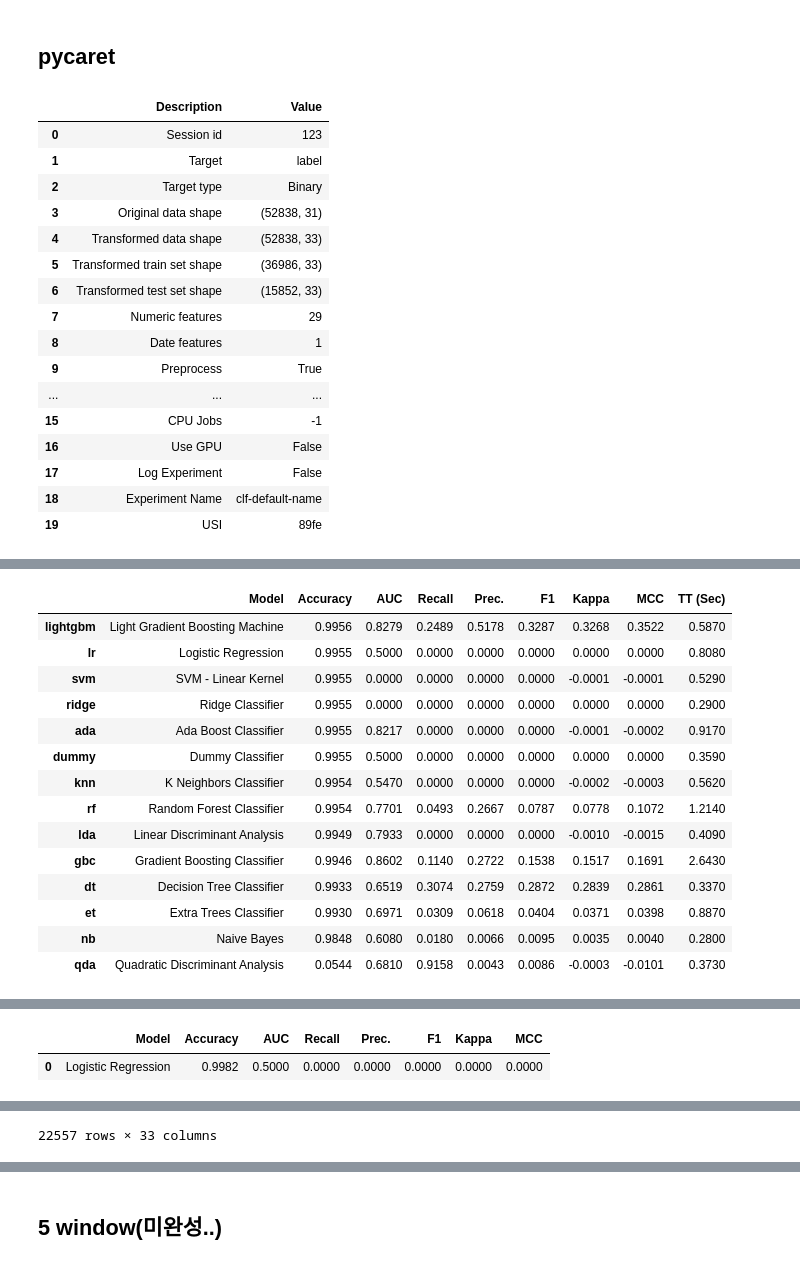
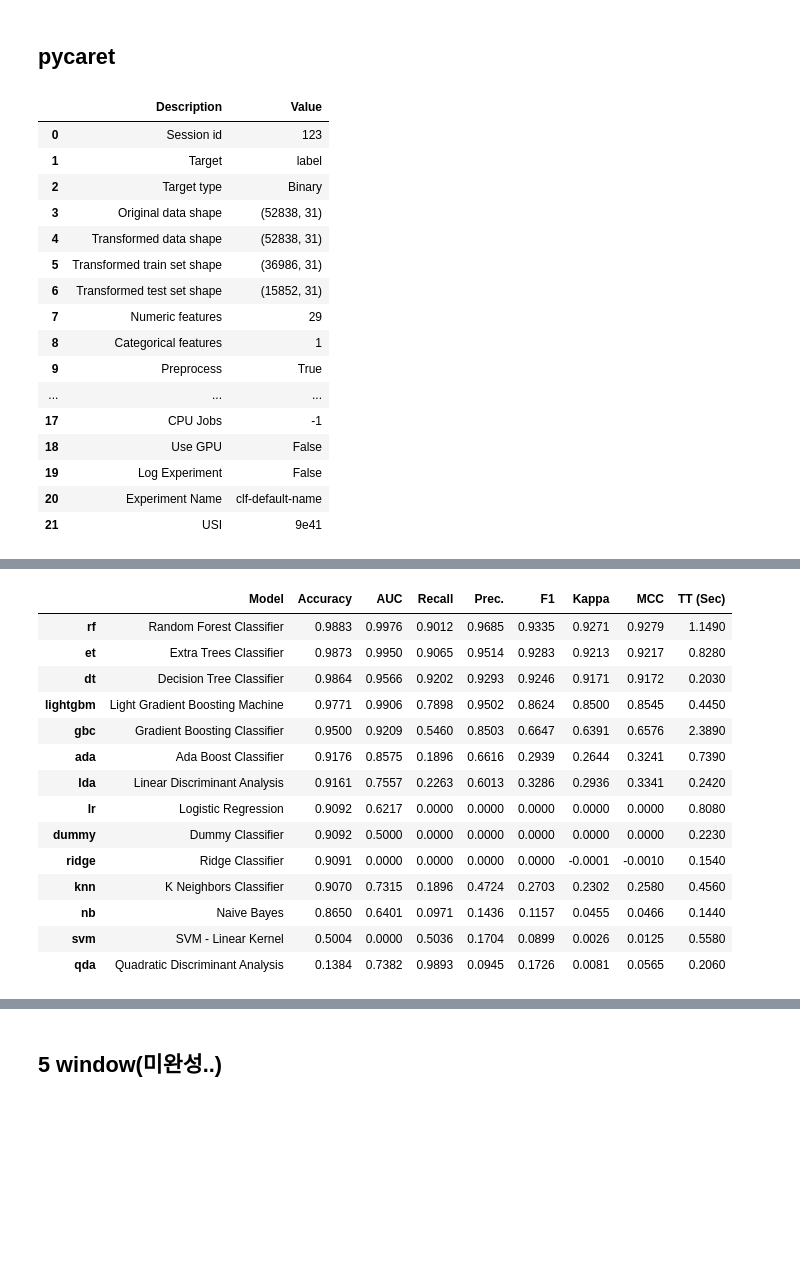
Before and after one commit to passion3659/ssd-failure, a Jupyter notebook: MA1.ipynb, the cells around one changed output, grey strips where cells are left out. Cells and saved outputs as stored; diff of their text form; code cells hidden in the pictures; blank space fills up the shorter version.

```diff
--- a/MA1.ipynb
+++ b/MA1.ipynb
@@ -2,9 +2,6 @@
 import pandas as pd
 # %%
 data = pd.read_csv('../ssd_data/final_data/final_data_MA1.csv',index_col=False)
-data = data.sort_values(by='ds')
-# 'ds' 컬럼을 날짜 형식으로 변환
-data['ds'] = pd.to_datetime(data['ds'], format='%Y%m%d')
 
 # 데이터를 시간 순서대로 정렬 ('ds' 컬럼을 기준으로)
 data = data.sort_values(by='ds')
@@ -25,8 +22,5 @@ data
 75395 rows × 31 columns
 # %%
-# 데이터를 시간 순서대로 정렬 ('ds' 컬럼을 기준으로)
-data = data.sort_values(by='ds')
-
 # 70% 지점의 인덱스를 찾아 훈련 및 테스트 데이터로 분할
 index_70_percent = int(len(data) * 0.7)
 cutoff_date = data.iloc[index_70_percent]['ds']
@@ -125,63 +117,58 @@ import pandas as pd
 from pycaret.classification import *
 
 # 예시 데이터 (시계열 데이터 프레임)
-# data라는 이름의 데이터프레임이 있어야 합니다.
-# data = pd.read_csv('your_file.csv')
-
-# 'ds' 컬럼을 날짜 형식으로 변환
-data['ds'] = pd.to_datetime(data['ds'], format='%Y%m%d')
 
 # 데이터를 시간 순서대로 정렬 ('ds' 컬럼을 기준으로)
 data = data.sort_values(by='ds')
 
 # 70% 지점의 인덱스를 찾아 훈련 및 테스트 데이터로 분할
 index_70_percent = int(len(data) * 0.7)
 cutoff_date = data.iloc[index_70_percent]['ds']
 
 # cutoff_date 이전의 데이터는 train_data로, 이후 데이터는 test_data로 분할
 train_data = data[data['ds'] <= cutoff_date]
 test_data = data[data['ds'] > cutoff_date]
 
 # PyCaret 설정 초기화
 # train_data: 사용할 훈련 데이터프레임
 # target: 예측하고자 하는 컬럼 이름 (이진 분류의 목표 변수)
-s = setup(data=train_data, target='label', session_id=123)
+s = setup(data=train_data, target='label',fold=5, session_id=123)
 
 # 모델 비교
 # 모든 사용 가능한 모델을 훈련시키고 성능을 비교합니다.
 best_model = compare_models()
 # %% [output]
 |  | Description | Value |
 | 0 | Session id | 123 |
 | 1 | Target | label |
 | 2 | Target type | Binary |
 | 3 | Original data shape | (52838, 31) |
-| 4 | Transformed data shape | (52838, 33) |
-| 5 | Transformed train set shape | (36986, 33) |
-| 6 | Transformed test set shape | (15852, 33) |
+| 4 | Transformed data shape | (52838, 31) |
+| 5 | Transformed train set shape | (36986, 31) |
+| 6 | Transformed test set shape | (15852, 31) |
 | 7 | Numeric features | 29 |
-| 8 | Date features | 1 |
+| 8 | Categorical features | 1 |
 | 9 | Preprocess | True |
 | ... | ... | ... |
-| 15 | CPU Jobs | -1 |
-| 16 | Use GPU | False |
-| 17 | Log Experiment | False |
-| 18 | Experiment Name | clf-default-name |
-| 19 | USI | 89fe |
+| 17 | CPU Jobs | -1 |
+| 18 | Use GPU | False |
+| 19 | Log Experiment | False |
+| 20 | Experiment Name | clf-default-name |
+| 21 | USI | 9e41 |
 [interactive output not drawn]
 |  | Model | Accuracy | AUC | Recall | Prec. | F1 | Kappa | MCC | TT (Sec) |
-| lightgbm | Light Gradient Boosting Machine | 0.9956 | 0.8279 | 0.2489 | 0.5178 | 0.3287 | 0.3268 | 0.3522 | 0.5870 |
-| lr | Logistic Regression | 0.9955 | 0.5000 | 0.0000 | 0.0000 | 0.0000 | 0.0000 | 0.0000 | 0.8080 |
-| svm | SVM - Linear Kernel | 0.9955 | 0.0000 | 0.0000 | 0.0000 | 0.0000 | -0.0001 | -0.0001 | 0.5290 |
-| ridge | Ridge Classifier | 0.9955 | 0.0000 | 0.0000 | 0.0000 | 0.0000 | 0.0000 | 0.0000 | 0.2900 |
-| ada | Ada Boost Classifier | 0.9955 | 0.8217 | 0.0000 | 0.0000 | 0.0000 | -0.0001 | -0.0002 | 0.9170 |
-| dummy | Dummy Classifier | 0.9955 | 0.5000 | 0.0000 | 0.0000 | 0.0000 | 0.0000 | 0.0000 | 0.3590 |
-| knn | K Neighbors Classifier | 0.9954 | 0.5470 | 0.0000 | 0.0000 | 0.0000 | -0.0002 | -0.0003 | 0.5620 |
-| rf | Random Forest Classifier | 0.9954 | 0.7701 | 0.0493 | 0.2667 | 0.0787 | 0.0778 | 0.1072 | 1.2140 |
-| lda | Linear Discriminant Analysis | 0.9949 | 0.7933 | 0.0000 | 0.0000 | 0.0000 | -0.0010 | -0.0015 | 0.4090 |
-| gbc | Gradient Boosting Classifier | 0.9946 | 0.8602 | 0.1140 | 0.2722 | 0.1538 | 0.1517 | 0.1691 | 2.6430 |
-| dt | Decision Tree Classifier | 0.9933 | 0.6519 | 0.3074 | 0.2759 | 0.2872 | 0.2839 | 0.2861 | 0.3370 |
-| et | Extra Trees Classifier | 0.9930 | 0.6971 | 0.0309 | 0.0618 | 0.0404 | 0.0371 | 0.0398 | 0.8870 |
-| nb | Naive Bayes | 0.9848 | 0.6080 | 0.0180 | 0.0066 | 0.0095 | 0.0035 | 0.0040 | 0.2800 |
-| qda | Quadratic Discriminant Analysis | 0.0544 | 0.6810 | 0.9158 | 0.0043 | 0.0086 | -0.0003 | -0.0101 | 0.3730 |
+| rf | Random Forest Classifier | 0.9883 | 0.9976 | 0.9012 | 0.9685 | 0.9335 | 0.9271 | 0.9279 | 1.1490 |
+| et | Extra Trees Classifier | 0.9873 | 0.9950 | 0.9065 | 0.9514 | 0.9283 | 0.9213 | 0.9217 | 0.8280 |
+| dt | Decision Tree Classifier | 0.9864 | 0.9566 | 0.9202 | 0.9293 | 0.9246 | 0.9171 | 0.9172 | 0.2030 |
+| lightgbm | Light Gradient Boosting Machine | 0.9771 | 0.9906 | 0.7898 | 0.9502 | 0.8624 | 0.8500 | 0.8545 | 0.4450 |
+| gbc | Gradient Boosting Classifier | 0.9500 | 0.9209 | 0.5460 | 0.8503 | 0.6647 | 0.6391 | 0.6576 | 2.3890 |
+| ada | Ada Boost Classifier | 0.9176 | 0.8575 | 0.1896 | 0.6616 | 0.2939 | 0.2644 | 0.3241 | 0.7390 |
+| lda | Linear Discriminant Analysis | 0.9161 | 0.7557 | 0.2263 | 0.6013 | 0.3286 | 0.2936 | 0.3341 | 0.2420 |
+| lr | Logistic Regression | 0.9092 | 0.6217 | 0.0000 | 0.0000 | 0.0000 | 0.0000 | 0.0000 | 0.8080 |
+| dummy | Dummy Classifier | 0.9092 | 0.5000 | 0.0000 | 0.0000 | 0.0000 | 0.0000 | 0.0000 | 0.2230 |
+| ridge | Ridge Classifier | 0.9091 | 0.0000 | 0.0000 | 0.0000 | 0.0000 | -0.0001 | -0.0010 | 0.1540 |
+| knn | K Neighbors Classifier | 0.9070 | 0.7315 | 0.1896 | 0.4724 | 0.2703 | 0.2302 | 0.2580 | 0.4560 |
+| nb | Naive Bayes | 0.8650 | 0.6401 | 0.0971 | 0.1436 | 0.1157 | 0.0455 | 0.0466 | 0.1440 |
+| svm | SVM - Linear Kernel | 0.5004 | 0.0000 | 0.5036 | 0.1704 | 0.0899 | 0.0026 | 0.0125 | 0.5580 |
+| qda | Quadratic Discriminant Analysis | 0.1384 | 0.7382 | 0.9893 | 0.0945 | 0.1726 | 0.0081 | 0.0565 | 0.2060 |
 [interactive output not drawn]
@@ -204,2 +174,0 @@ best_model = compare_models()
-|  | Model | Accuracy | AUC | Recall | Prec. | F1 | Kappa | MCC |
-| 0 | Logistic Regression | 0.9982 | 0.5000 | 0.0000 | 0.0000 | 0.0000 | 0.0000 | 0.0000 |
@@ -218,4 +175,3 @@ best_model = compare_models()
-22557 rows × 33 columns
 # %%
 # 특정 모델 선택 및 훈련
 # 예: 로지스틱 회귀 모델
```
Also changed, not shown: parts of 17 cells of this notebook, 4 other files.
